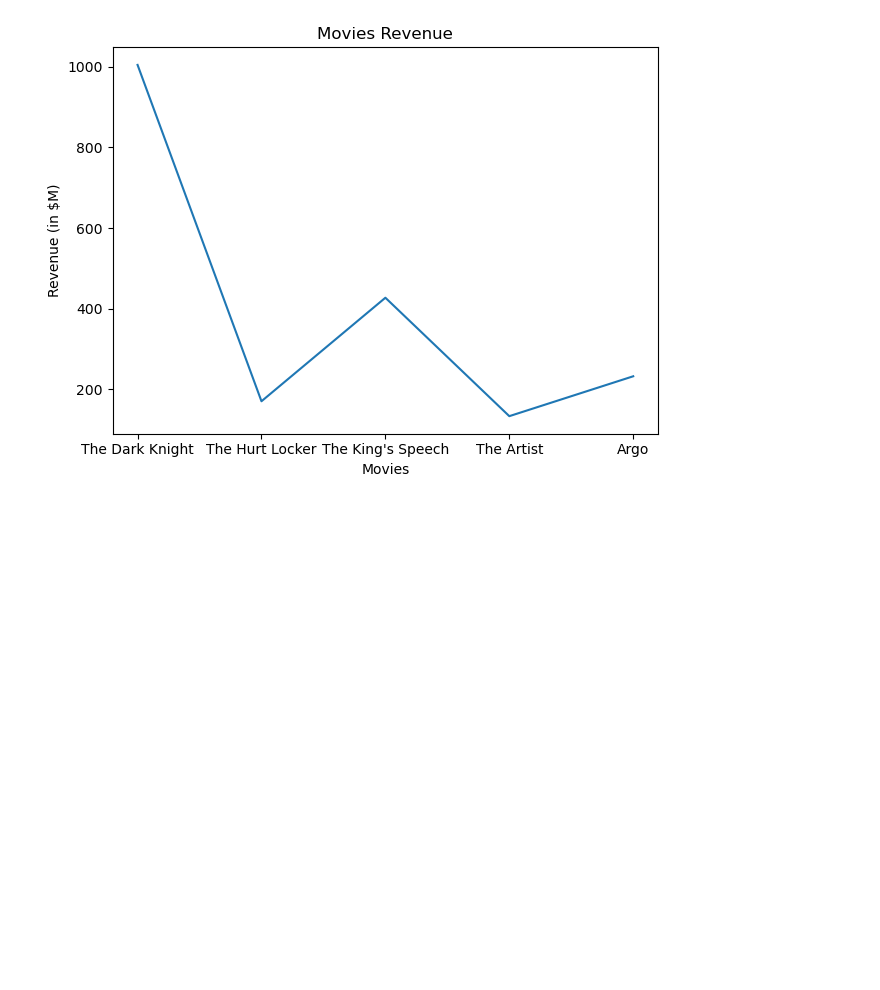
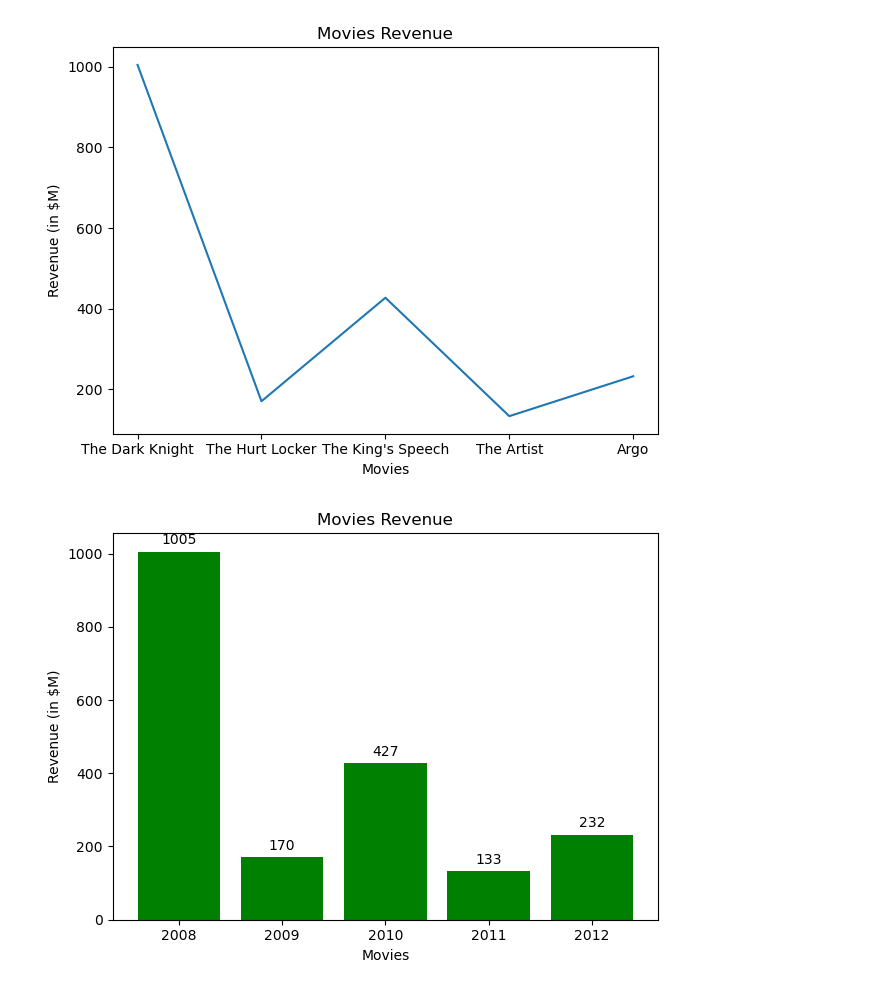
Before and after one commit to SabbirHassanShuvo/Prime-2.0-AIML, a Jupyter notebook: Matplotlib/matplotlib.ipynb, the cells around one changed output. Cells and saved outputs as stored; diff of their text form; code cells hidden in the pictures; blank space fills up the shorter version.

```diff
--- a/Matplotlib/matplotlib.ipynb
+++ b/Matplotlib/matplotlib.ipynb
@@ -100,19 +100,24 @@ plt.show()
 # %%
 movie = [
     "The Dark Knight",
     "The Hurt Locker",
     "The King's Speech",
     "The Artist",
     "Argo"
 ]
 
 years = [2008, 2009, 2010, 2011, 2012]
 revenue = [1005, 170, 427, 133, 232]  # in $m
 
-plt.plot(movie, revenue)
+# plt.plot(movie, revenue)
+plt.bar(years, revenue, color="green")
 plt.title("Movies Revenue")
 plt.xlabel("Movies")
 plt.ylabel("Revenue (in $M)")
 plt.tight_layout()
 
+for i in range(len(years)):
+    plt.text(years[i], revenue[i]+20, str(revenue[i]), ha="center")
 plt.show()
+# %% [output]
+[figure, added]
```
Also changed, not shown: parts of 1 cell of this notebook, 1 other file.
